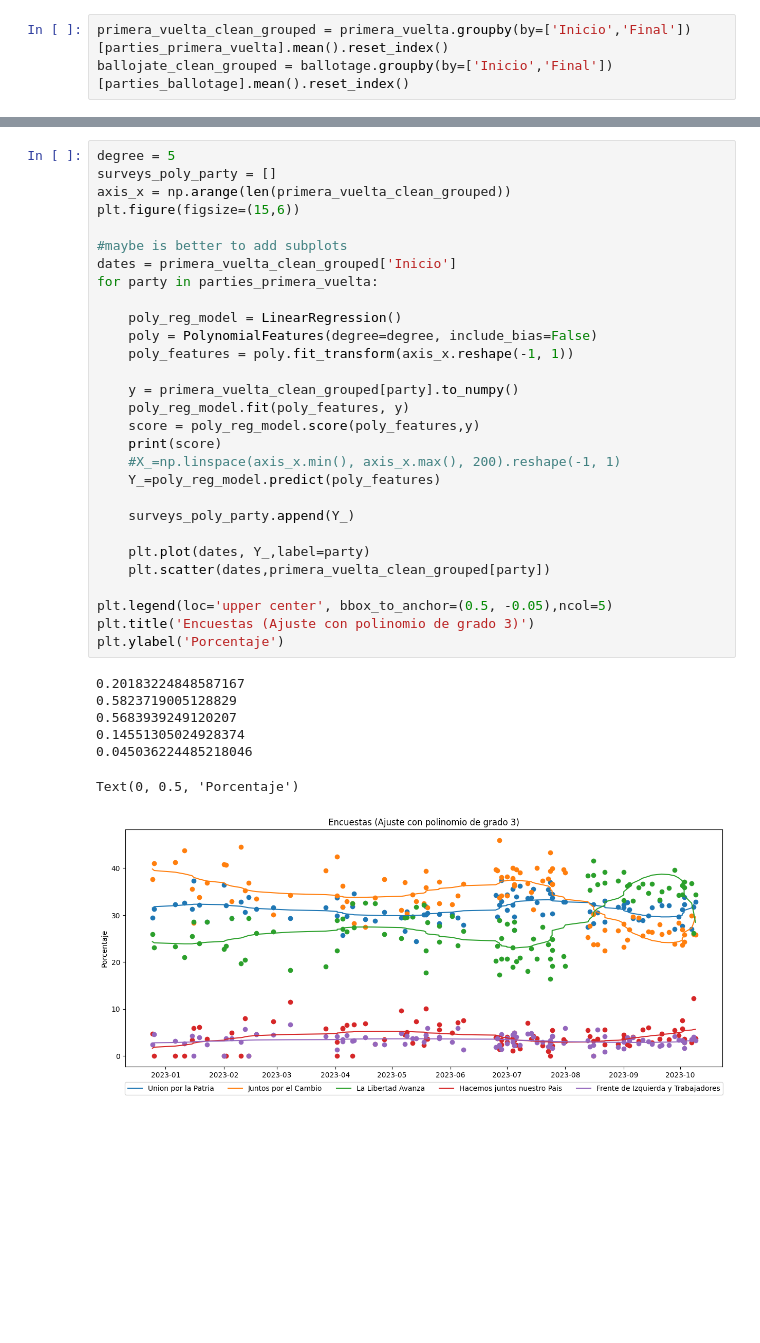
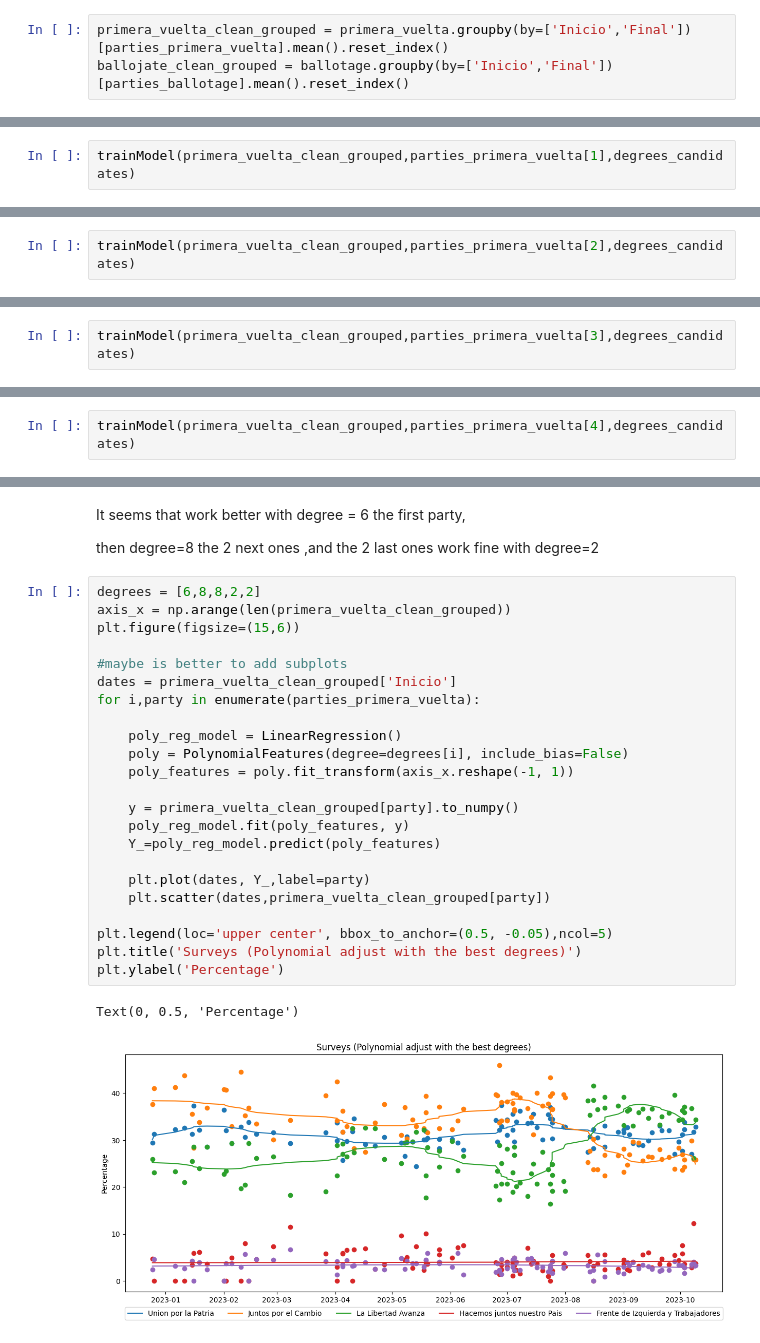
Before and after one commit to 0sc4rL0pez/elecciones2023-arg, a Jupyter notebook: Elecciones + IA/modeling/polynomial_surveys/plotting.ipynb, the cells around one changed output, grey strips where cells are left out. Cells and saved outputs as stored; diff of their text form; blank space fills up the shorter version.

Commit message:
cleaned code poly adjust

```diff
--- a/Elecciones + IA/modeling/polynomial_surveys/plotting.ipynb
+++ b/Elecciones + IA/modeling/polynomial_surveys/plotting.ipynb
@@ -63,0 +89,2 @@ MSE on testing set: 20.761553264922796
+# %%
+trainModel(primera_vuelta_clean_grouped,parties_primera_vuelta[1],degrees_candidates)
@@ -63,0 +93,2 @@ MSE on testing set: 20.761553264922796
+# %%
+trainModel(primera_vuelta_clean_grouped,parties_primera_vuelta[2],degrees_candidates)
@@ -63,0 +97,2 @@ MSE on testing set: 20.761553264922796
+# %%
+trainModel(primera_vuelta_clean_grouped,parties_primera_vuelta[3],degrees_candidates)
@@ -63,0 +101,2 @@ MSE on testing set: 20.761553264922796
+# %%
+trainModel(primera_vuelta_clean_grouped,parties_primera_vuelta[4],degrees_candidates)
@@ -64,37 +105,30 @@ MSE on testing set: 20.761553264922796
+# %% [markdown]
+It seems that work better with degree = 6 the  first party,
+
+then degree=8 the 2 next ones ,and the 2 last ones work fine with degree=2
 # %%
-degree = 5
-surveys_poly_party = []
+degrees = [6,8,8,2,2]
 axis_x = np.arange(len(primera_vuelta_clean_grouped))
 plt.figure(figsize=(15,6))
 
 #maybe is better to add subplots
 dates = primera_vuelta_clean_grouped['Inicio']
-for party in parties_primera_vuelta:
+for i,party in enumerate(parties_primera_vuelta):
 
     poly_reg_model = LinearRegression()
-    poly = PolynomialFeatures(degree=degree, include_bias=False)
+    poly = PolynomialFeatures(degree=degrees[i], include_bias=False)
     poly_features = poly.fit_transform(axis_x.reshape(-1, 1))
 
     y = primera_vuelta_clean_grouped[party].to_numpy()
     poly_reg_model.fit(poly_features, y)
-    score = poly_reg_model.score(poly_features,y)
-    print(score)
-    #X_=np.linspace(axis_x.min(), axis_x.max(), 200).reshape(-1, 1)
     Y_=poly_reg_model.predict(poly_features)
-
-    surveys_poly_party.append(Y_)
 
     plt.plot(dates, Y_,label=party)
     plt.scatter(dates,primera_vuelta_clean_grouped[party])
 
 plt.legend(loc='upper center', bbox_to_anchor=(0.5, -0.05),ncol=5)
-plt.title('Encuestas (Ajuste con polinomio de grado 3)')
-plt.ylabel('Porcentaje')
+plt.title('Surveys (Polynomial adjust with the best degrees)')
+plt.ylabel('Percentage')
 # %% [output]
-0.20183224848587167
-0.5823719005128829
-0.5683939249120207
-0.14551305024928374
-0.045036224485218046
+Text(0, 0.5, 'Percentage')
-Text(0, 0.5, 'Porcentaje')
-[figure, old version]
+[figure, new version]
```
Also changed, not shown: parts of 20 cells of this notebook, 8 other files.
